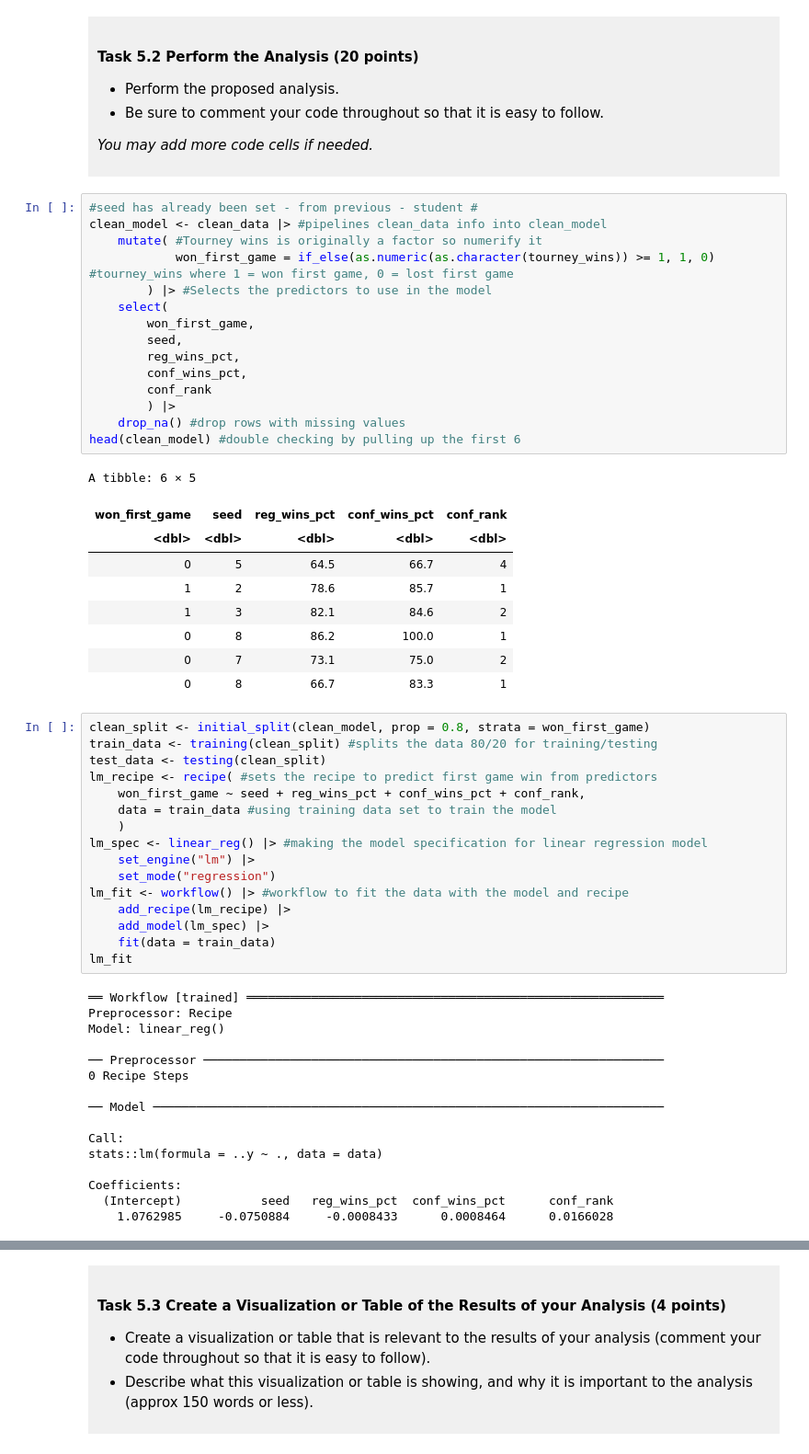
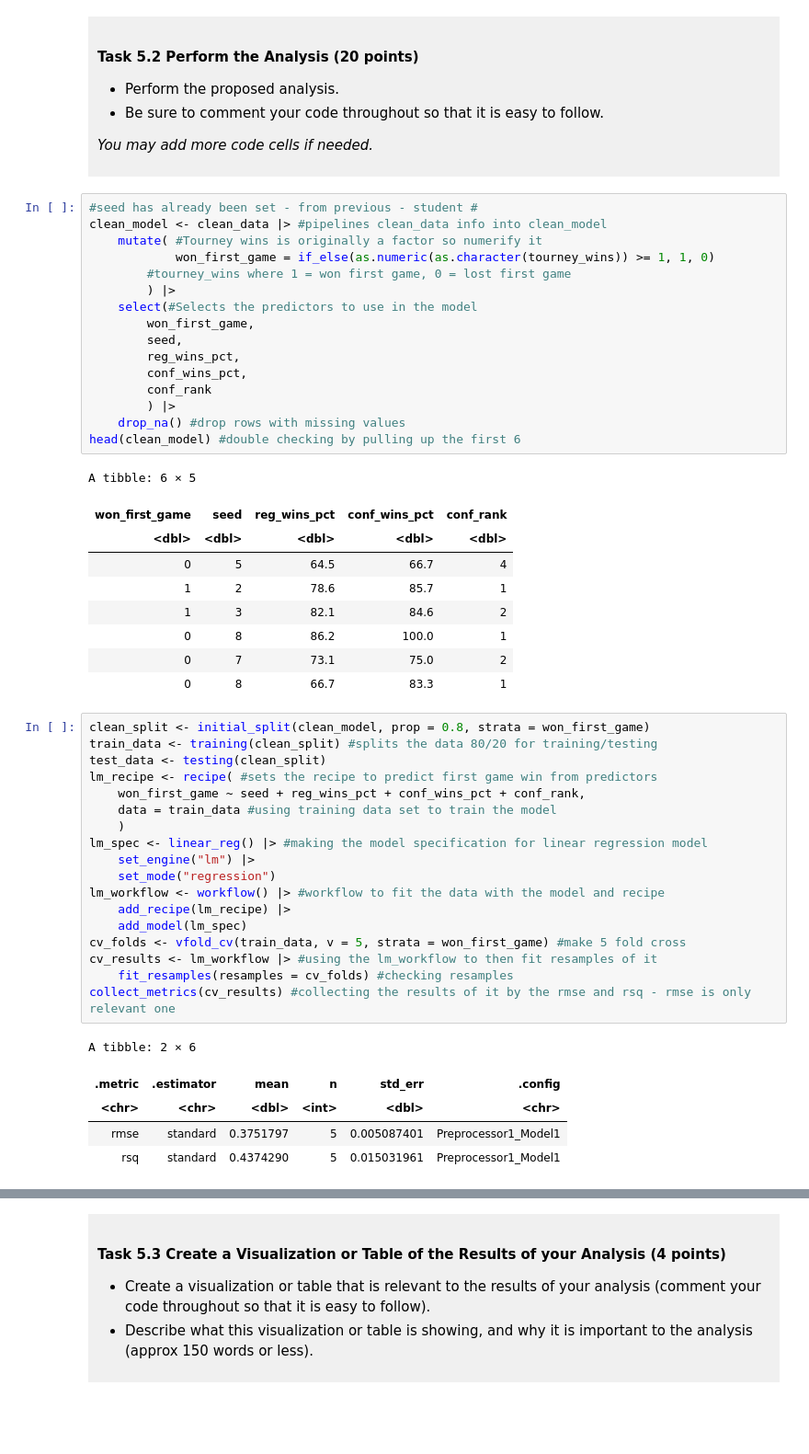
Before and after one commit to ayap07/dsci-100-project-amberyap, a Jupyter notebook: dsci-100-project-notebook.ipynb, the cells around one changed output, grey strips where cells are left out. Shown at 92% size. Drawn from its saved outputs; the diff is of its cells as text; blank space fills up the shorter version.

```diff
--- a/dsci-100-project-notebook.ipynb
+++ b/dsci-100-project-notebook.ipynb
@@ -473,9 +470,10 @@ This is a *draft*, we require a commit at this stage but it does not need to be
 #seed has already been set - from previous - student #
 clean_model <- clean_data |> #pipelines clean_data info into clean_model
     mutate( #Tourney wins is originally a factor so numerify it
-            won_first_game = if_else(as.numeric(as.character(tourney_wins)) >= 1, 1, 0) #tourney_wins where 1 = won first game, 0 = lost first game
-        ) |> #Selects the predictors to use in the model
-    select(
+            won_first_game = if_else(as.numeric(as.character(tourney_wins)) >= 1, 1, 0)
+        #tourney_wins where 1 = won first game, 0 = lost first game
+        ) |>
+    select(#Selects the predictors to use in the model
         won_first_game,
         seed,
         reg_wins_pct,
@@ -497,34 +495,26 @@ A tibble: 6 × 5
 # %%
 clean_split <- initial_split(clean_model, prop = 0.8, strata = won_first_game)
 train_data <- training(clean_split) #splits the data 80/20 for training/testing
 test_data <- testing(clean_split)
 lm_recipe <- recipe( #sets the recipe to predict first game win from predictors
     won_first_game ~ seed + reg_wins_pct + conf_wins_pct + conf_rank,
     data = train_data #using training data set to train the model
     )
 lm_spec <- linear_reg() |> #making the model specification for linear regression model
     set_engine("lm") |>
     set_mode("regression")
-lm_fit <- workflow() |> #workflow to fit the data with the model and recipe
+lm_workflow <- workflow() |> #workflow to fit the data with the model and recipe
     add_recipe(lm_recipe) |>
-    add_model(lm_spec) |>
-    fit(data = train_data)
-lm_fit
+    add_model(lm_spec)
+cv_folds <- vfold_cv(train_data, v = 5, strata = won_first_game) #make 5 fold cross
+cv_results <- lm_workflow |> #using the lm_workflow to then fit resamples of it
+    fit_resamples(resamples = cv_folds) #checking resamples
+collect_metrics(cv_results) #collecting the results of it by the rmse and rsq - rmse is only relevant one
 # %% [output]
-══ Workflow [trained] ══════════════════════════════════════════════════════════
-Preprocessor: Recipe
-Model: linear_reg()
-
-── Preprocessor ────────────────────────────────────────────────────────────────
-0 Recipe Steps
-
-── Model ───────────────────────────────────────────────────────────────────────
-
-Call:
-stats::lm(formula = ..y ~ ., data = data)
-
-Coefficients:
-  (Intercept)           seed   reg_wins_pct  conf_wins_pct      conf_rank
-    1.0762985     -0.0750884     -0.0008433      0.0008464      0.0166028
+A tibble: 2 × 6
+| .metric | .estimator | mean | n | std_err | .config |
+| <chr> | <chr> | <dbl> | <int> | <dbl> | <chr> |
+| rmse | standard | 0.3751797 | 5 | 0.005087401 | Preprocessor1_Model1 |
+| rsq | standard | 0.4374290 | 5 | 0.015031961 | Preprocessor1_Model1 |
 # %%
 #add in the 5-fold validation cross and then run with test data to see the confusion matrix after
```
Also changed, not shown: parts of 11 cells of this notebook.
